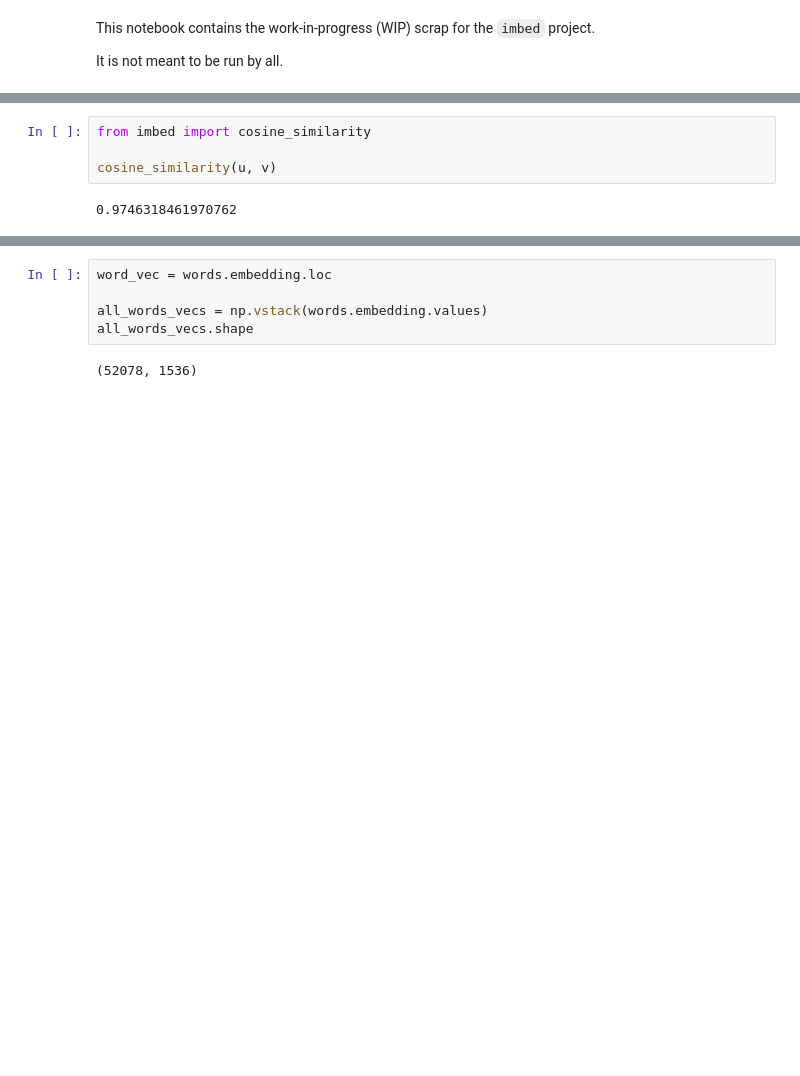
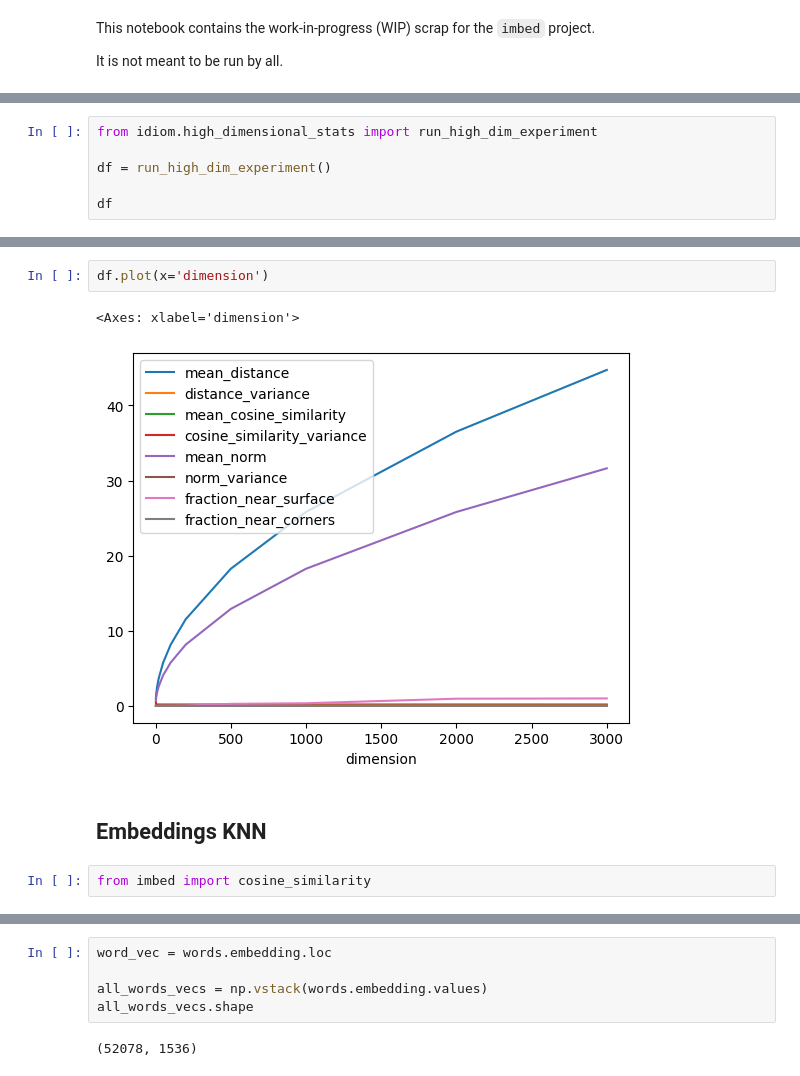
Before and after one commit to thorwhalen/imbed, a Jupyter notebook: misc/imbed_vector_mining.ipynb, the cells around one changed output, grey strips where cells are left out. Saved outputs shown, nothing was run; the diff lists cells and outputs as text; blank space fills up the shorter version.

```diff
--- a/misc/imbed_vector_mining.ipynb
+++ b/misc/imbed_vector_mining.ipynb
@@ -76,0 +19,6 @@ print(cosine_similarity(u, v))
+# %%
+from idiom.high_dimensional_stats import run_high_dim_experiment
+
+df = run_high_dim_experiment()
+
+df
@@ -77,9 +51,12 @@ print(cosine_similarity(u, v))
+# %%
+df.plot(x='dimension')
+# %% [output]
+<Axes: xlabel='dimension'>
+[figure, added]
+# %% [markdown]
+## Embeddings KNN
 # %%
 from imbed import cosine_similarity
-
-cosine_similarity(u, v)
-# %% [output]
-0.9746318461970762
 # %%
 import numpy as np
 from sklearn.neighbors import NearestNeighbors
```
Also changed, not shown: parts of 36 cells of this notebook, 12 other files.
